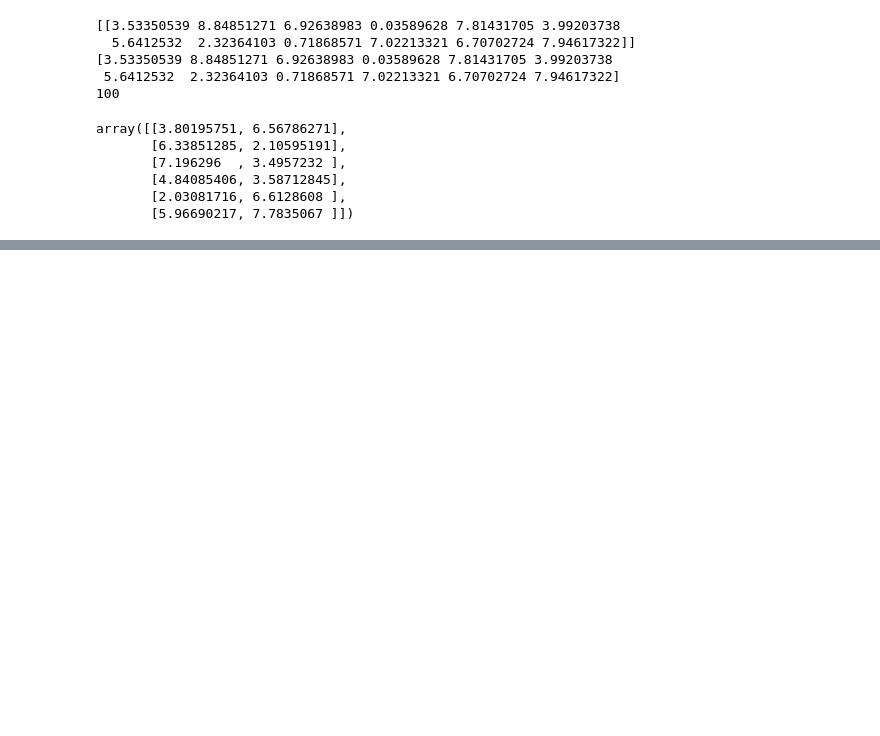
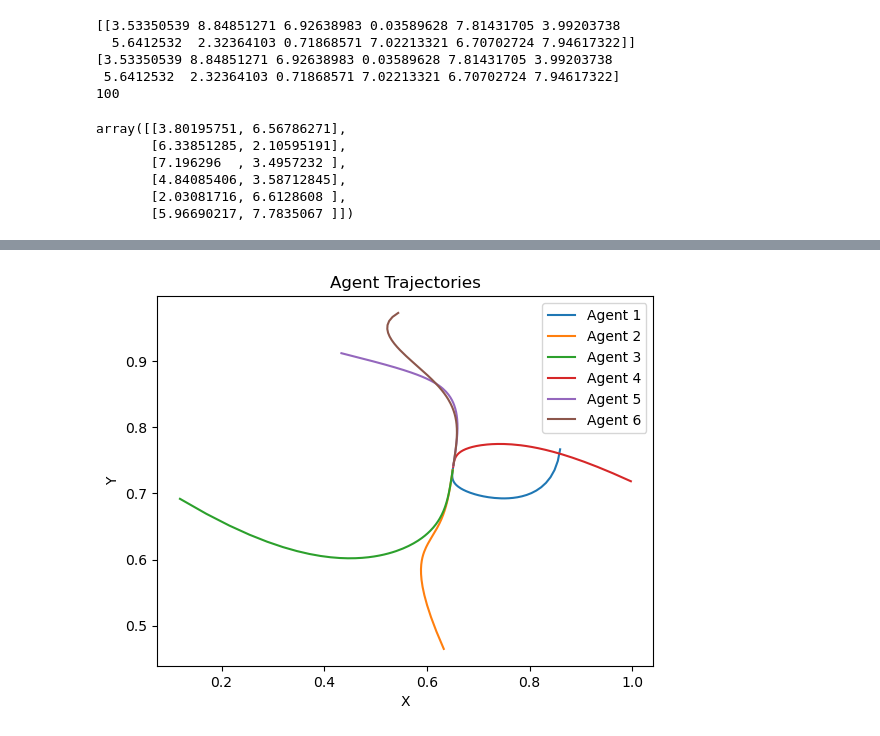
Before and after one commit to Mousikar/MAS_code, a Jupyter notebook: containment/containment草稿.ipynb, the cells around one changed output, grey strips where cells are left out. Saved outputs shown, nothing was run; the diff lists cells and outputs as text; code cells hidden in the pictures; blank space fills up the shorter version.

```diff
--- a/containment/containment草稿.ipynb
+++ b/containment/containment草稿.ipynb
@@ -212,0 +215,77 @@ plt.show()
+# %%
+import numpy as np
+import matplotlib.pyplot as plt
+
+class Agent:
+    def __init__(self, position):
+        self.position = np.array(position)
+        self.velocity = np.zeros(2)  # 初始化速度为零
+        self.neighbors = []
+
+    def move(self):
+        # 根据当前速度更新位置
+        self.position += self.velocity
+
+    def update_neighbor_positions(self):
+        # 更新邻居的位置信息
+        neighbor_positions = [neighbor.position for neighbor in self.neighbors]
+        self.target_position = np.mean(neighbor_positions, axis=0)
+
+class Controller:
+    def __init__(self, agents):
+        self.agents = agents
+
+    def update(self):
+        # 先更新每个智能体的邻居位置信息
+        for agent in self.agents:
+            agent.update_neighbor_positions()
+
+        # 计算每个智能体的速度，使其朝目标位置移动
+        for agent in self.agents:
+            direction = agent.target_position - agent.position
+            agent.velocity = direction * 0.1  # 控制速度增益，可以调整这个值来控制收敛速度
+
+def main():
+    # 初始化智能体
+    num_agents = 6
+    agents = [Agent([np.random.rand(), np.random.rand()]) for _ in range(num_agents)]
+
+    # 定义拓扑结构
+    topology = {0: [1, 3], 1: [0, 2], 2: [1], 3: [0, 4], 4: [3, 5], 5: [4]}
+    for i in range(num_agents):
+        neighbors = [agents[j] for j in topology[i]]
+        agents[i].neighbors = neighbors
+        print(agents[i].neighbors)
+
+    # 创建控制器
+    controller = Controller(agents)
+
+    # 模拟移动过程，并记录每个智能体的位置
+    num_iterations = 200
+    agent_positions = [[] for _ in range(num_agents)]
+    for _ in range(num_iterations):
+        controller.update()
+        for i, agent in enumerate(agents):
+            agent_positions[i].append(agent.position.copy())  # 记录当前位置的副本，以防位置被后续修改
+
+        for agent in agents:
+            agent.move()
+
+    # 打印最终的智能体位置
+    for i, agent in enumerate(agents):
+        print(f"Agent {i+1}: {agent.position}")
+
+    # 绘制智能体的运动轨迹
+    for i in range(num_agents):
+        positions = np.array(agent_positions[i])
+        plt.plot(positions[:, 0], positions[:, 1], label=f"Agent {i+1}")
+
+    plt.legend()
+    plt.xlabel('X')
+    plt.ylabel('Y')
+    plt.title('Agent Trajectories')
+    plt.show()
+
+if __name__ == "__main__":
+    main()
+# %% [output]
@@ -212,0 +304 @@ plt.show()
+[figure, added]
```
Also changed, not shown: parts of 4 cells of this notebook, 1 other file.
